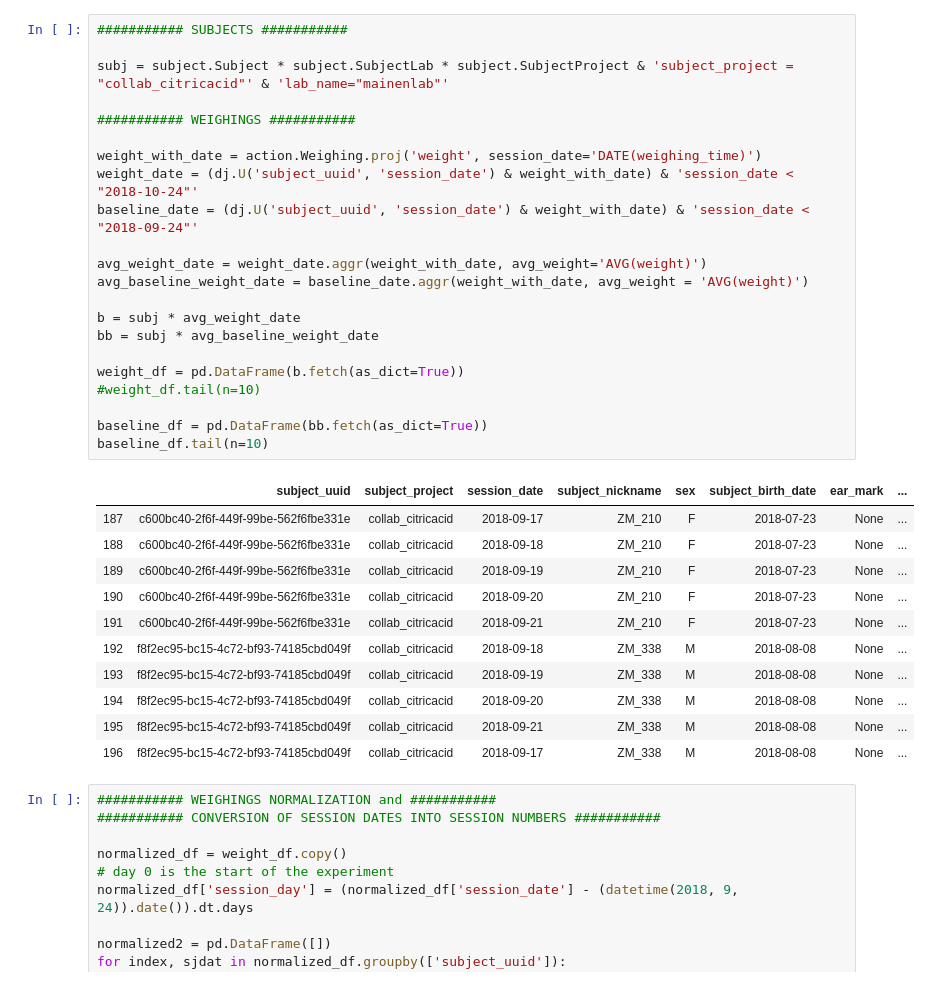
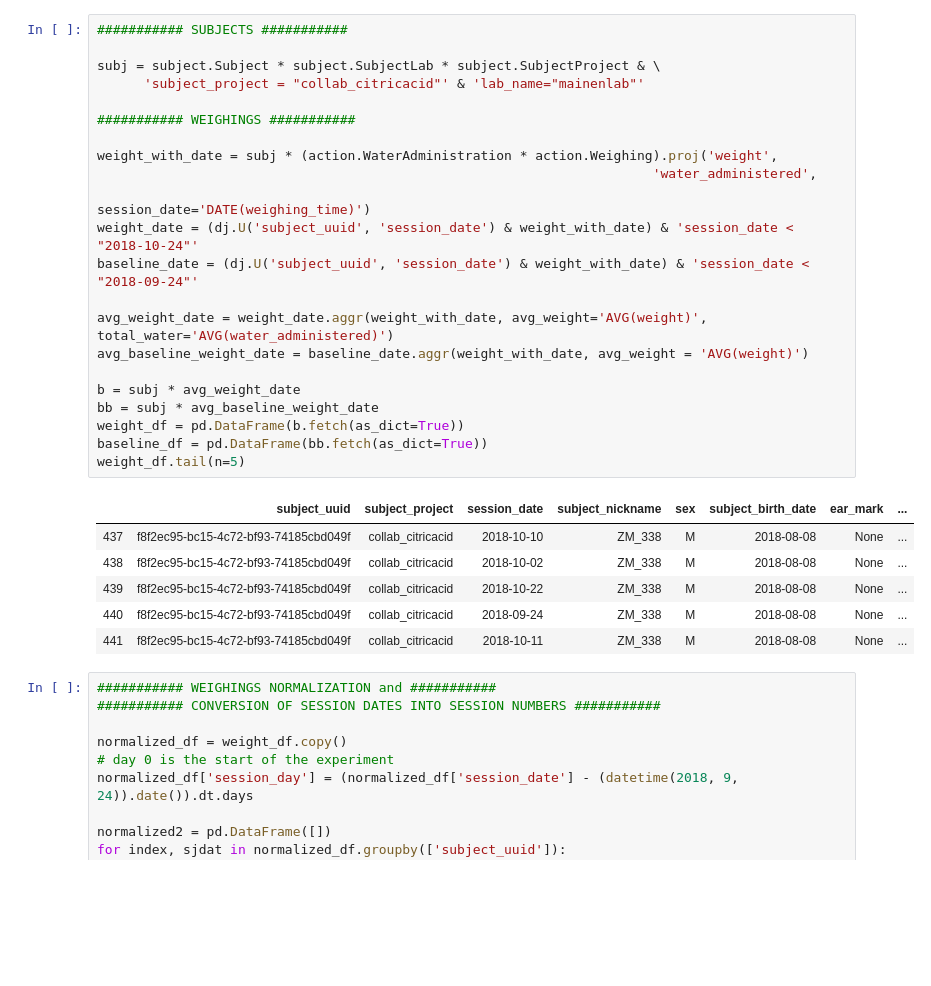
Before and after one commit to int-brain-lab/citricAcid, a Jupyter notebook: figure1.ipynb, the cells around one changed output. Drawn from its saved outputs; the diff is of its cells as text; blank space fills up the shorter version.

```diff
--- a/figure1.ipynb
+++ b/figure1.ipynb
@@ -25,37 +22,32 @@ Connected to https://alyx.internationalbrainlab.org as anneu
 # %%
 ########### SUBJECTS ###########
 
-subj = subject.Subject * subject.SubjectLab * subject.SubjectProject & 'subject_project = "collab_citricacid"' & 'lab_name="mainenlab"'
+subj = subject.Subject * subject.SubjectLab * subject.SubjectProject & \
+      'subject_project = "collab_citricacid"' & 'lab_name="mainenlab"'
 
 ########### WEIGHINGS ###########
 
-weight_with_date = action.Weighing.proj('weight', session_date='DATE(weighing_time)')
+weight_with_date = subj * (action.WaterAdministration * action.Weighing).proj('weight',
+                                                                       'water_administered',
+                                                                       session_date='DATE(weighing_time)')
 weight_date = (dj.U('subject_uuid', 'session_date') & weight_with_date) & 'session_date < "2018-10-24"'
 baseline_date = (dj.U('subject_uuid', 'session_date') & weight_with_date) & 'session_date < "2018-09-24"'
 
-avg_weight_date = weight_date.aggr(weight_with_date, avg_weight='AVG(weight)')
+avg_weight_date = weight_date.aggr(weight_with_date, avg_weight='AVG(weight)', total_water='AVG(water_administered)')
 avg_baseline_weight_date = baseline_date.aggr(weight_with_date, avg_weight = 'AVG(weight)')
 
 b = subj * avg_weight_date
 bb = subj * avg_baseline_weight_date
-
 weight_df = pd.DataFrame(b.fetch(as_dict=True))
-#weight_df.tail(n=10)
-
 baseline_df = pd.DataFrame(bb.fetch(as_dict=True))
-baseline_df.tail(n=10)
+weight_df.tail(n=5)
 # %% [output]
 |  | subject_uuid | subject_project | session_date | subject_nickname | sex | subject_birth_date | ear_mark | ... |
-| 187 | c600bc40-2f6f-449f-99be-562f6fbe331e | collab_citricacid | 2018-09-17 | ZM_210 | F | 2018-07-23 | None | ... |
-| 188 | c600bc40-2f6f-449f-99be-562f6fbe331e | collab_citricacid | 2018-09-18 | ZM_210 | F | 2018-07-23 | None | ... |
-| 189 | c600bc40-2f6f-449f-99be-562f6fbe331e | collab_citricacid | 2018-09-19 | ZM_210 | F | 2018-07-23 | None | ... |
-| 190 | c600bc40-2f6f-449f-99be-562f6fbe331e | collab_citricacid | 2018-09-20 | ZM_210 | F | 2018-07-23 | None | ... |
-| 191 | c600bc40-2f6f-449f-99be-562f6fbe331e | collab_citricacid | 2018-09-21 | ZM_210 | F | 2018-07-23 | None | ... |
-| 192 | f8f2ec95-bc15-4c72-bf93-74185cbd049f | collab_citricacid | 2018-09-18 | ZM_338 | M | 2018-08-08 | None | ... |
-| 193 | f8f2ec95-bc15-4c72-bf93-74185cbd049f | collab_citricacid | 2018-09-19 | ZM_338 | M | 2018-08-08 | None | ... |
-| 194 | f8f2ec95-bc15-4c72-bf93-74185cbd049f | collab_citricacid | 2018-09-20 | ZM_338 | M | 2018-08-08 | None | ... |
-| 195 | f8f2ec95-bc15-4c72-bf93-74185cbd049f | collab_citricacid | 2018-09-21 | ZM_338 | M | 2018-08-08 | None | ... |
-| 196 | f8f2ec95-bc15-4c72-bf93-74185cbd049f | collab_citricacid | 2018-09-17 | ZM_338 | M | 2018-08-08 | None | ... |
+| 437 | f8f2ec95-bc15-4c72-bf93-74185cbd049f | collab_citricacid | 2018-10-10 | ZM_338 | M | 2018-08-08 | None | ... |
+| 438 | f8f2ec95-bc15-4c72-bf93-74185cbd049f | collab_citricacid | 2018-10-02 | ZM_338 | M | 2018-08-08 | None | ... |
+| 439 | f8f2ec95-bc15-4c72-bf93-74185cbd049f | collab_citricacid | 2018-10-22 | ZM_338 | M | 2018-08-08 | None | ... |
+| 440 | f8f2ec95-bc15-4c72-bf93-74185cbd049f | collab_citricacid | 2018-09-24 | ZM_338 | M | 2018-08-08 | None | ... |
+| 441 | f8f2ec95-bc15-4c72-bf93-74185cbd049f | collab_citricacid | 2018-10-11 | ZM_338 | M | 2018-08-08 | None | ... |
 # %%
 ########### WEIGHINGS NORMALIZATION and ###########
 ########### CONVERSION OF SESSION DATES INTO SESSION NUMBERS ###########
```
Also changed, not shown: parts of 5 cells of this notebook, 7 other files.
